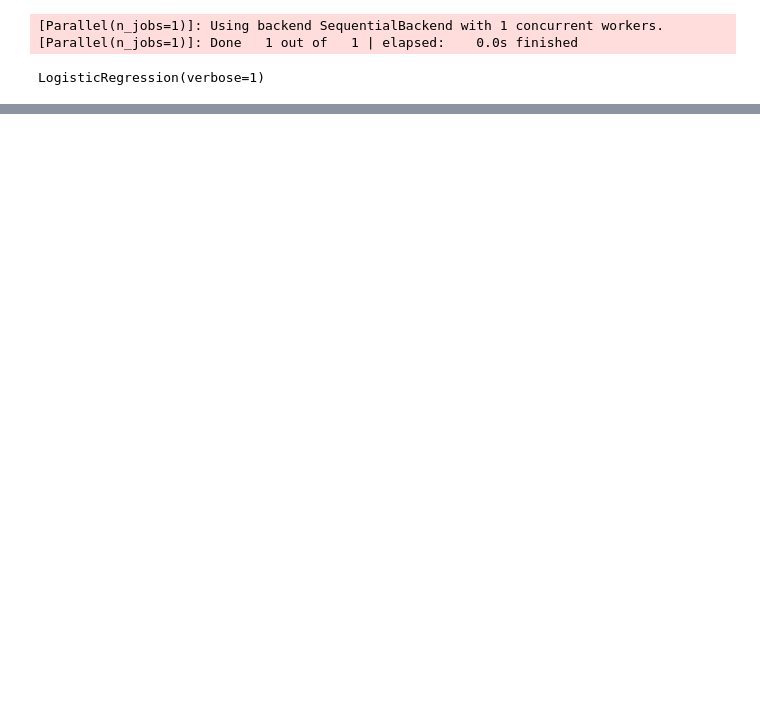
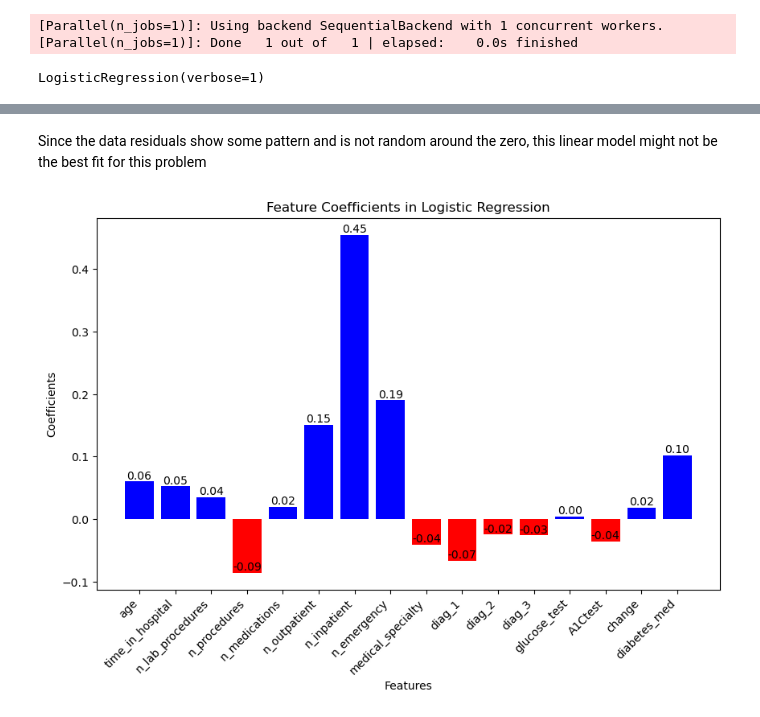
Before and after one commit to alex-kh465/ML_labs, a Jupyter notebook: Lab5/2448507_Alex_lab5.ipynb, the cells around one changed output, grey strips where cells are left out. Cells and saved outputs as stored; diff of their text form; code cells hidden in the pictures; blank space fills up the shorter version.

```diff
--- a/Lab5/2448507_Alex_lab5.ipynb
+++ b/Lab5/2448507_Alex_lab5.ipynb
@@ -189,0 +207,24 @@ plt.show()
+# %% [markdown]
+Since the data residuals show some pattern and is not random around the zero, this linear model might not be the best fit for this problem
+# %%
+
+# Get the coefficients from the model
+coefficients = model.coef_[0]
+features = df.iloc[:,:-1].columns
+
+# Create a bar chart of coefficients
+plt.figure(figsize=(10, 6))
+bars = plt.bar(features, coefficients, color=np.where(coefficients > 0, 'blue', 'red'))
+plt.xlabel('Features')
+plt.ylabel('Coefficients')
+plt.title('Feature Coefficients in Logistic Regression')
+
+# Add value labels on bars
+for bar in bars:
+    height = bar.get_height()
+    plt.text(bar.get_x() + bar.get_width()/2.0, height, f'{height:.2f}', ha='center', va='bottom')
+
+plt.xticks(rotation=45, ha='right')
+plt.show()
+# %% [output]
+[figure, added]
```
Also changed, not shown: parts of 20 cells of this notebook.
